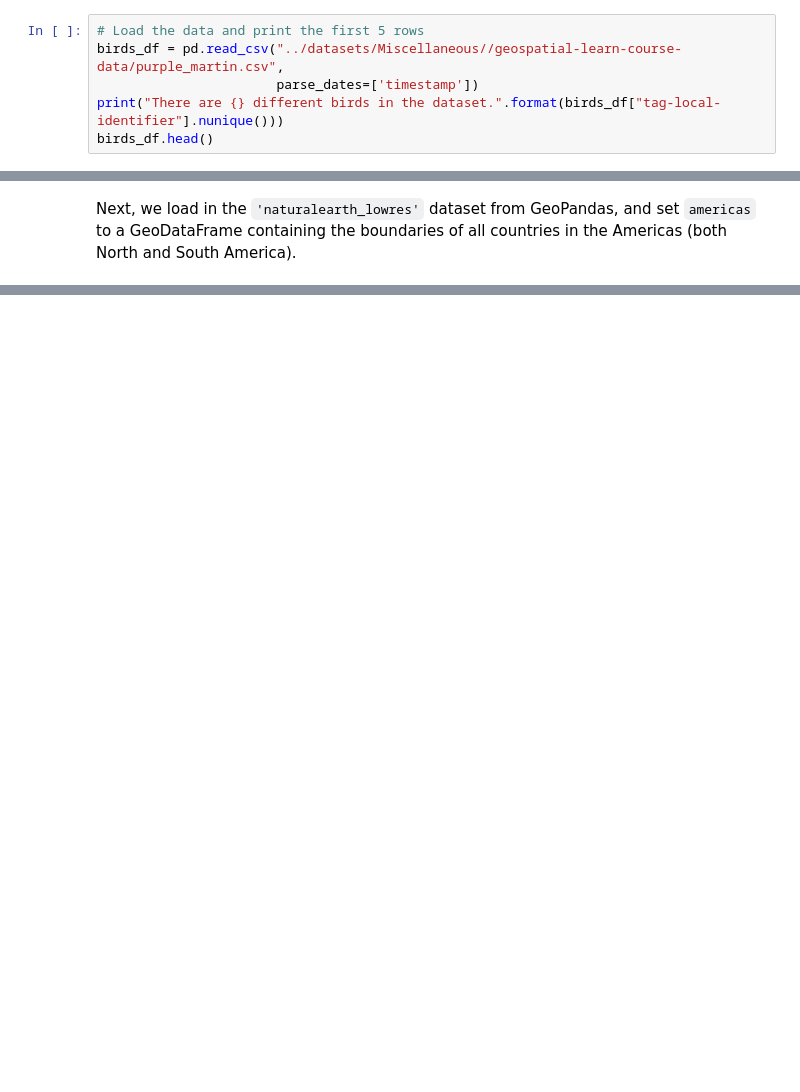
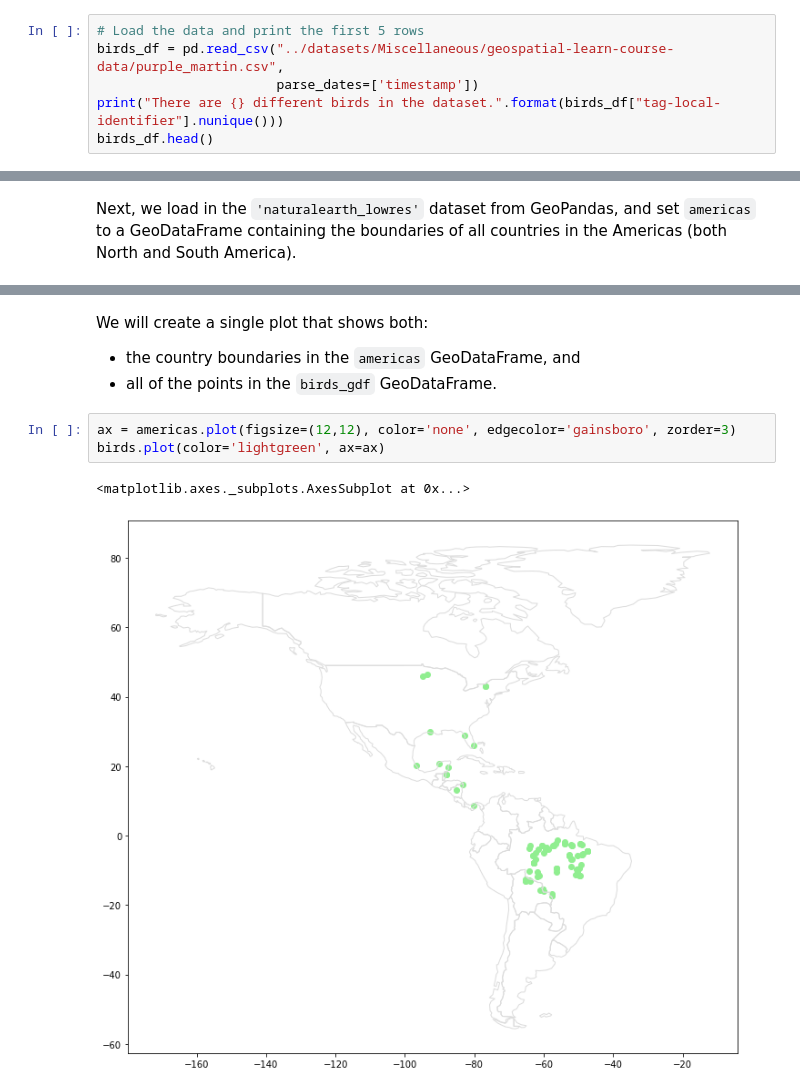
Before and after one commit to rsouza/FGV_Intro_DS, a Jupyter notebook: notebooks/Tasks_Mapping_Geopandas.ipynb, the cells around one changed output, grey strips where cells are left out. Saved outputs shown, nothing was run; the diff lists cells and outputs as text; blank space fills up the shorter version.

```diff
--- a/notebooks/Tasks_Mapping_Geopandas.ipynb
+++ b/notebooks/Tasks_Mapping_Geopandas.ipynb
@@ -384,7 +394,7 @@ You are a bird conservation expert and want to understand migration patterns of
 There are several [protected areas](https://www.iucn.org/theme/protected-areas/about) in South America, which operate under special regulations to ensure that species that migrate (or live) there have the best opportunity to thrive.  You'd like to know if purple martins tend to visit these areas.  To answer this question, you'll use some recently collected data that tracks the year-round location of eleven different birds.
 # %%
 # Load the data and print the first 5 rows
-birds_df = pd.read_csv("../datasets/Miscellaneous//geospatial-learn-course-data/purple_martin.csv",
+birds_df = pd.read_csv("../datasets/Miscellaneous/geospatial-learn-course-data/purple_martin.csv",
                        parse_dates=['timestamp'])
 print("There are {} different birds in the dataset.".format(birds_df["tag-local-identifier"].nunique()))
 birds_df.head()
@@ -427,3 +437,13 @@ americas.head()
 | 9 | 44293293 | South America | Argentina | ARG | 879400.0 | MULTIPOLYGON (((-68.63401 -52.636... |
 | 10 | 17789267 | South America | Chile | CHL | 436100.0 | MULTIPOLYGON (((-68.63401 -52.636... |
 | 16 | 10646714 | North America | Haiti | HTI | 19340.0 | POLYGON ((-71.71236 19.71446, -71... |
+# %% [markdown]
+We will create a single plot that shows both:
+- the country boundaries in the `americas` GeoDataFrame, and
+- all of the points in the `birds_gdf` GeoDataFrame.
+# %%
+ax = americas.plot(figsize=(12,12), color='none', edgecolor='gainsboro', zorder=3)
+birds.plot(color='lightgreen', ax=ax)
+# %% [output]
+<matplotlib.axes._subplots.AxesSubplot at 0x...>
+[figure, added]
```
Also changed, not shown: parts of 91 cells of this notebook.
